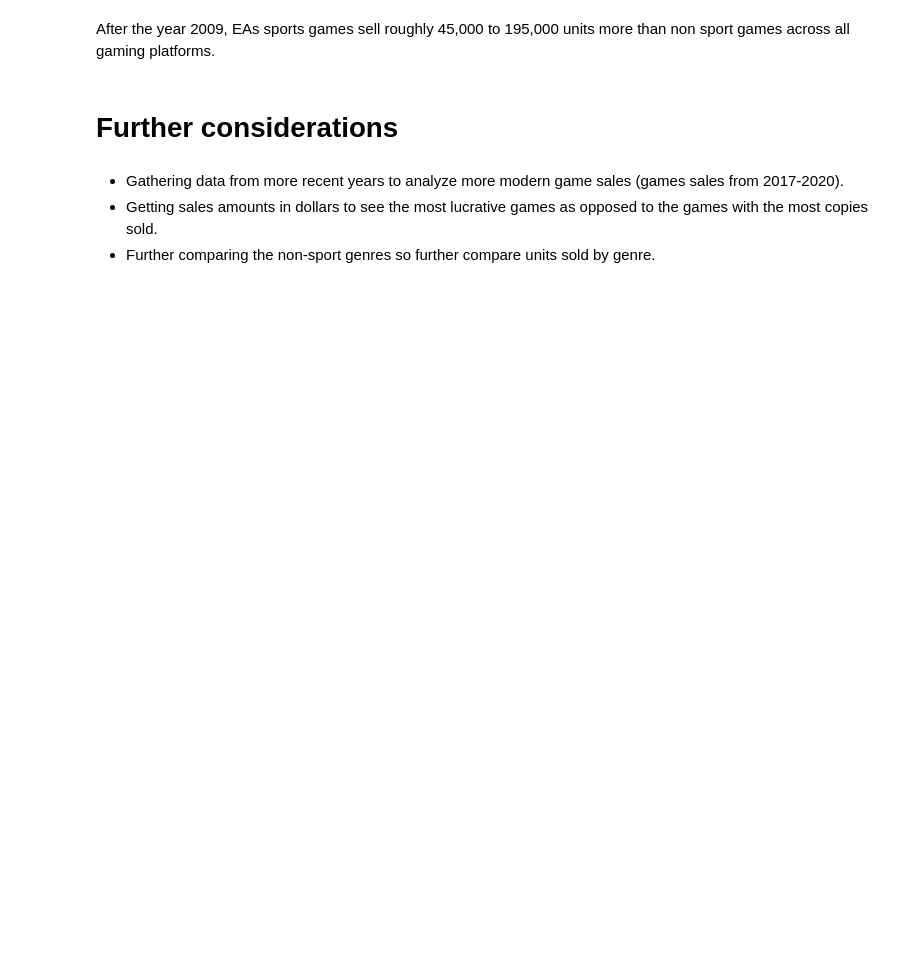
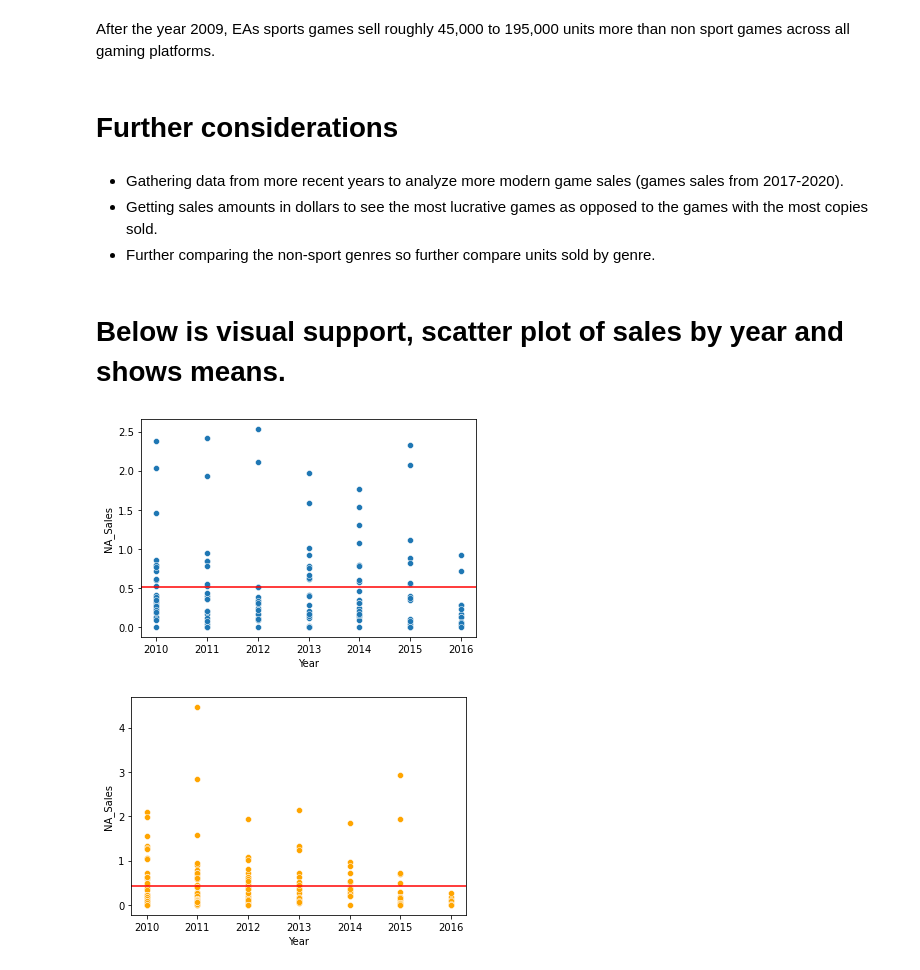
Before and after one commit to mattyjue/EA_video_game_sales, a Jupyter notebook: EA Game Sales.ipynb, the cells around one changed output. Cells and saved outputs as stored; diff of their text form; code cells hidden in the pictures; blank space fills up the shorter version.

```diff
--- a/EA Game Sales.ipynb
+++ b/EA Game Sales.ipynb
@@ -289,3 +306,15 @@ After the year 2009, EAs sports games sell roughly 45,000 to 195,000 units more
 * Gathering data from more recent years to analyze more modern game sales (games sales from 2017-2020).
 * Getting sales amounts in dollars to see the most lucrative games as opposed to the games with the most copies sold.
 * Further comparing the non-sport genres so further compare units sold by genre.
+# %% [markdown]
+# Below is visual support, scatter plot of sales by year and shows means.
+# %%
+sns.scatterplot(data=ea_sport_modern, x="Year", y="NA_Sales")
+plt.axhline(ea_sport_modern["NA_Sales"].mean(), label="2.5 Percentile", c="red")
+plt.show()
+sns.scatterplot(data=ea_other_modern, x="Year", y="NA_Sales", color="orange")
+plt.axhline(ea_other_modern["NA_Sales"].mean(), label="2.5 Percentile", c="red")
+plt.show()
+# %% [output]
+[figure, added]
+[figure, added]
```
Also changed, not shown: parts of 18 cells of this notebook.
